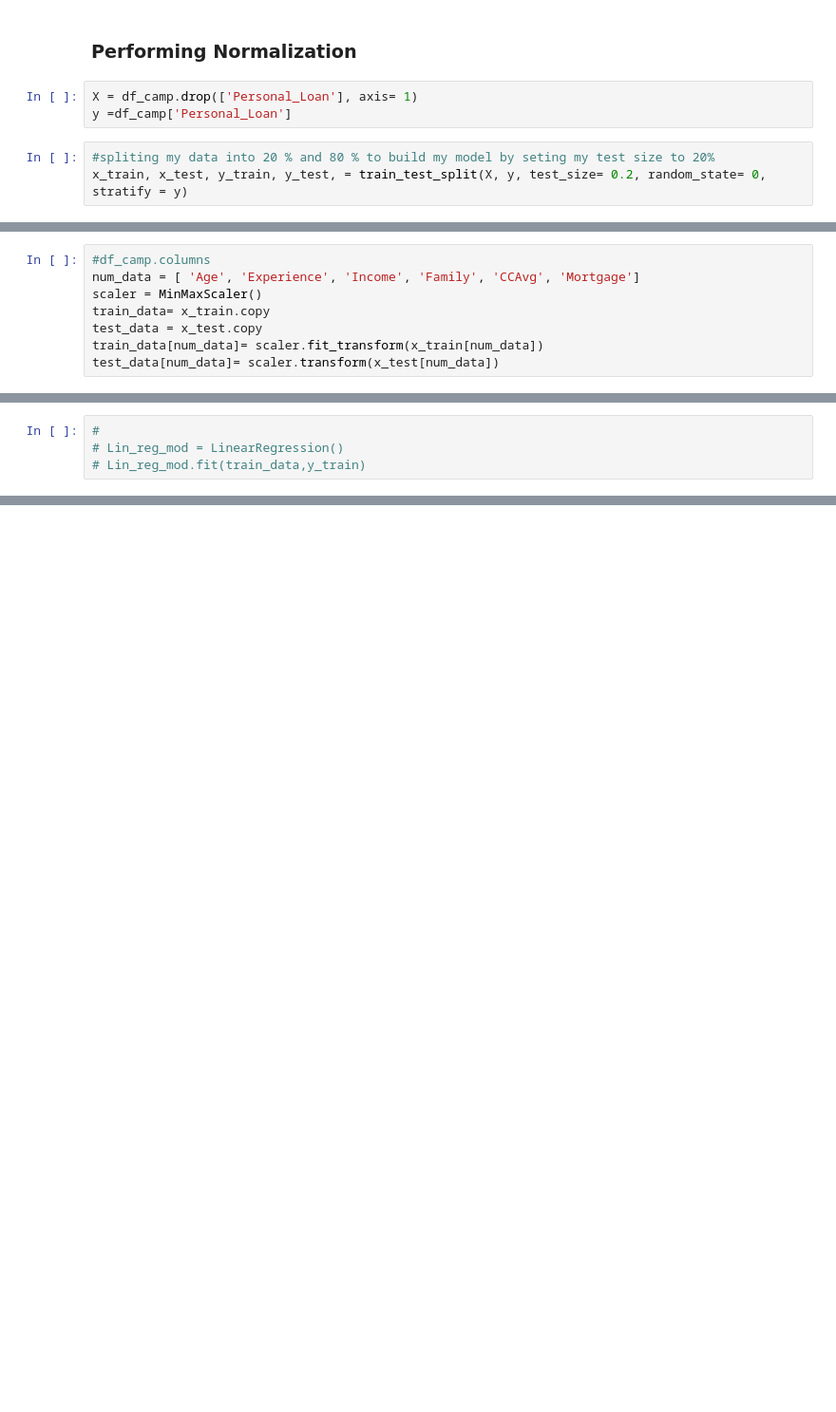
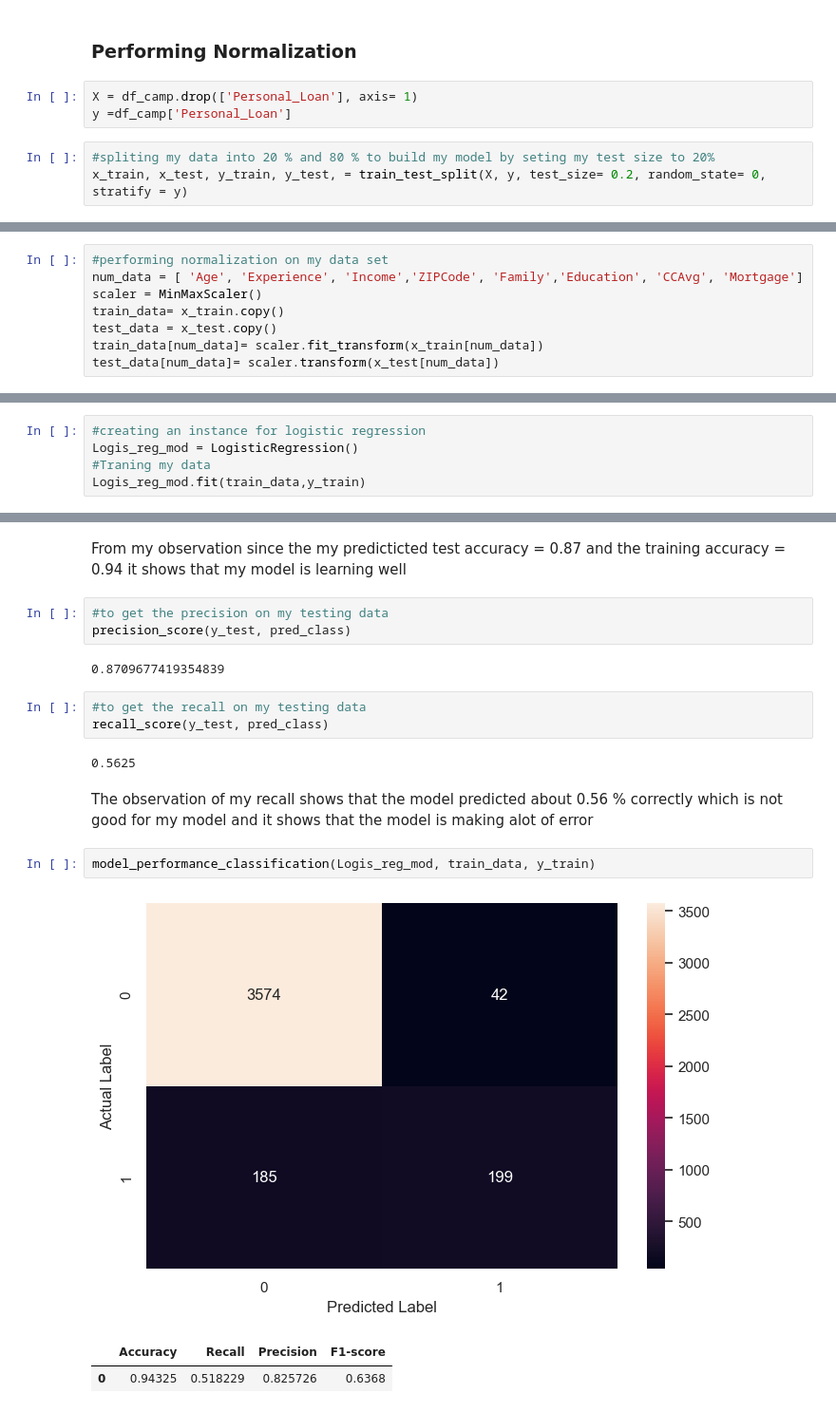
Before and after one commit to Qozeem2/Machine-learning-quiz-, a Jupyter notebook: Personal_load_campaign_project.ipynb, the cells around one changed output, grey strips where cells are left out. Shown at 95% size. Cells and saved outputs as stored; diff of their text form; blank space fills up the shorter version.

```diff
--- a/Personal_load_campaign_project.ipynb
+++ b/Personal_load_campaign_project.ipynb
@@ -293,8 +338,8 @@ x_train, x_test, y_train, y_test, = train_test_split(X, y, test_size= 0.2, rando
 # %%
-#df_camp.columns
-num_data = [ 'Age', 'Experience', 'Income', 'Family', 'CCAvg', 'Mortgage']
+#performing normalization on my data set
+num_data = [ 'Age', 'Experience', 'Income','ZIPCode', 'Family','Education', 'CCAvg', 'Mortgage']
 scaler = MinMaxScaler()
-train_data= x_train.copy
-test_data = x_test.copy
+train_data= x_train.copy()
+test_data = x_test.copy()
 train_data[num_data]= scaler.fit_transform(x_train[num_data])
 test_data[num_data]= scaler.transform(x_test[num_data])
@@ -303,5 +346,6 @@ TypeError: 'method' object does not support item assignment
 # %%
-#
-# Lin_reg_mod = LinearRegression()
-# Lin_reg_mod.fit(train_data,y_train)
+#creating an instance for logistic regression
+Logis_reg_mod = LogisticRegression()
+#Traning my data
+Logis_reg_mod.fit(train_data,y_train)
 # %% [output]
@@ -359,0 +409,20 @@ def model_performance_regression(model, predictors, target):
+# %% [markdown]
+From my observation since the my predicticted test accuracy = 0.87 and the training accuracy = 0.94 it shows that my model is learning well
+# %%
+#to get the precision on my testing data
+precision_score(y_test, pred_class)
+# %% [output]
+0.8709677419354839
+# %%
+#to get the recall on my testing data
+recall_score(y_test, pred_class)
+# %% [output]
+0.5625
+# %% [markdown]
+The observation of my recall shows that the model predicted about 0.56 % correctly which is not good for my model and it shows that the model is making alot of error
+# %%
+model_performance_classification(Logis_reg_mod, train_data, y_train)
+# %% [output]
+[figure, added]
+|  | Accuracy | Recall | Precision | F1-score |
+| 0 | 0.94325 | 0.518229 | 0.825726 | 0.6368 |
```
Also changed, not shown: parts of 27 cells of this notebook.
